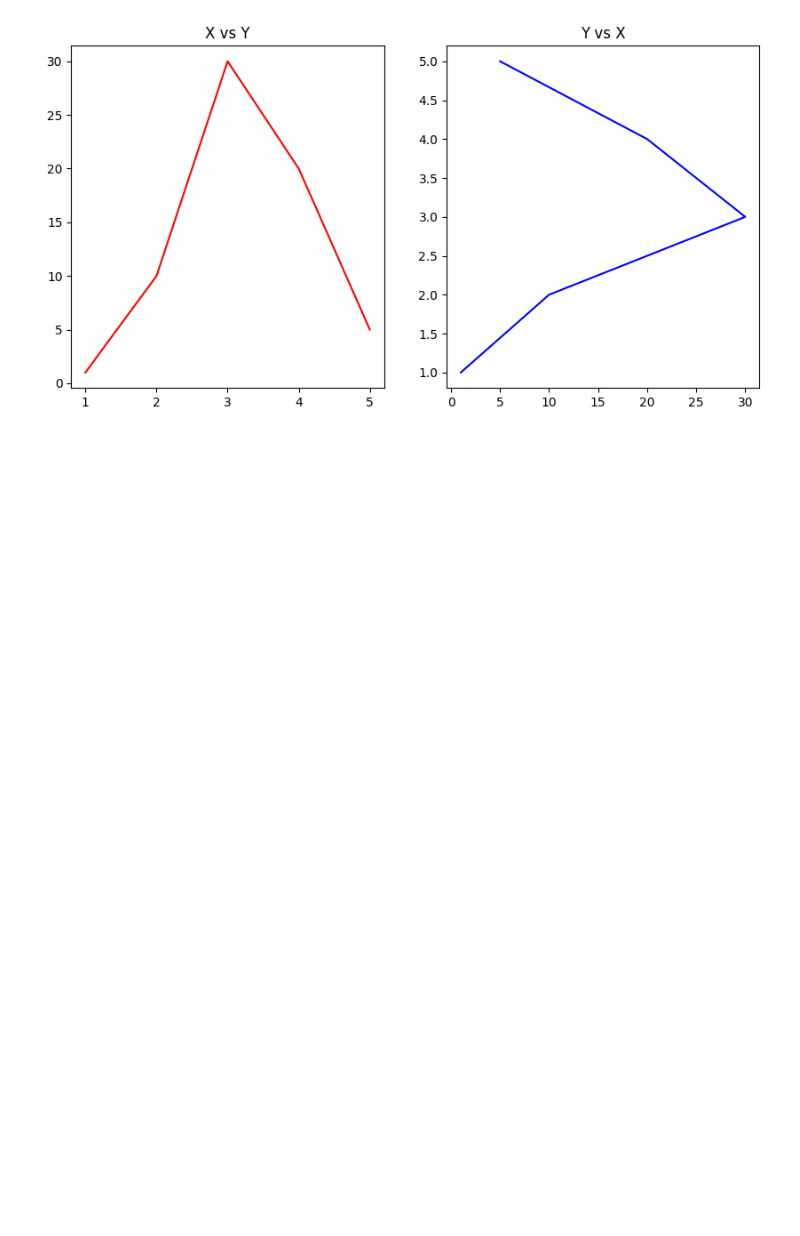
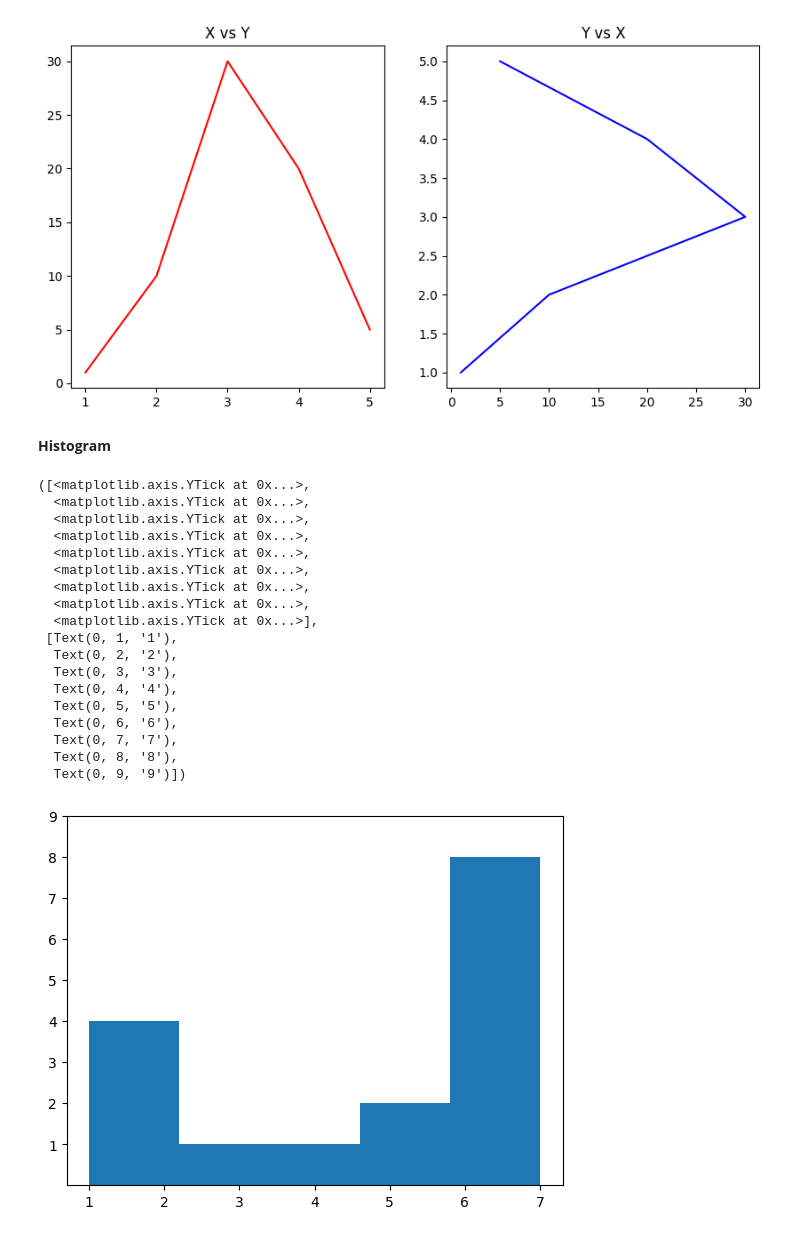
Before and after one commit to Sanjeevi-Kumar/Learning-Fundamental, a Jupyter notebook: Matplotlib/matplotlib.ipynb, the cells around one changed output. Drawn from its saved outputs; the diff is of its cells as text; code cells hidden in the pictures; blank space fills up the shorter version.

```diff
--- a/Matplotlib/matplotlib.ipynb
+++ b/Matplotlib/matplotlib.ipynb
@@ -48,3 +46,28 @@ plt.title("Y vs X")
 plt.show()
 # %% [output]
 [figure]
+# %% [markdown]
+**Histogram**
+# %%
+plt.hist([1,2,3,4,5,6,6,7,2,2,5,7,7,7,7,7],bins=5)
+plt.yticks(range(1, 10))
+# %% [output]
+([<matplotlib.axis.YTick at 0x...>,
+  <matplotlib.axis.YTick at 0x...>,
+  <matplotlib.axis.YTick at 0x...>,
+  <matplotlib.axis.YTick at 0x...>,
+  <matplotlib.axis.YTick at 0x...>,
+  <matplotlib.axis.YTick at 0x...>,
+  <matplotlib.axis.YTick at 0x...>,
+  <matplotlib.axis.YTick at 0x...>,
+  <matplotlib.axis.YTick at 0x...>],
+ [Text(0, 1, '1'),
+  Text(0, 2, '2'),
+  Text(0, 3, '3'),
+  Text(0, 4, '4'),
+  Text(0, 5, '5'),
+  Text(0, 6, '6'),
+  Text(0, 7, '7'),
+  Text(0, 8, '8'),
+  Text(0, 9, '9')])
+[figure, added]
```
Also changed, not shown: parts of 4 cells of this notebook.
